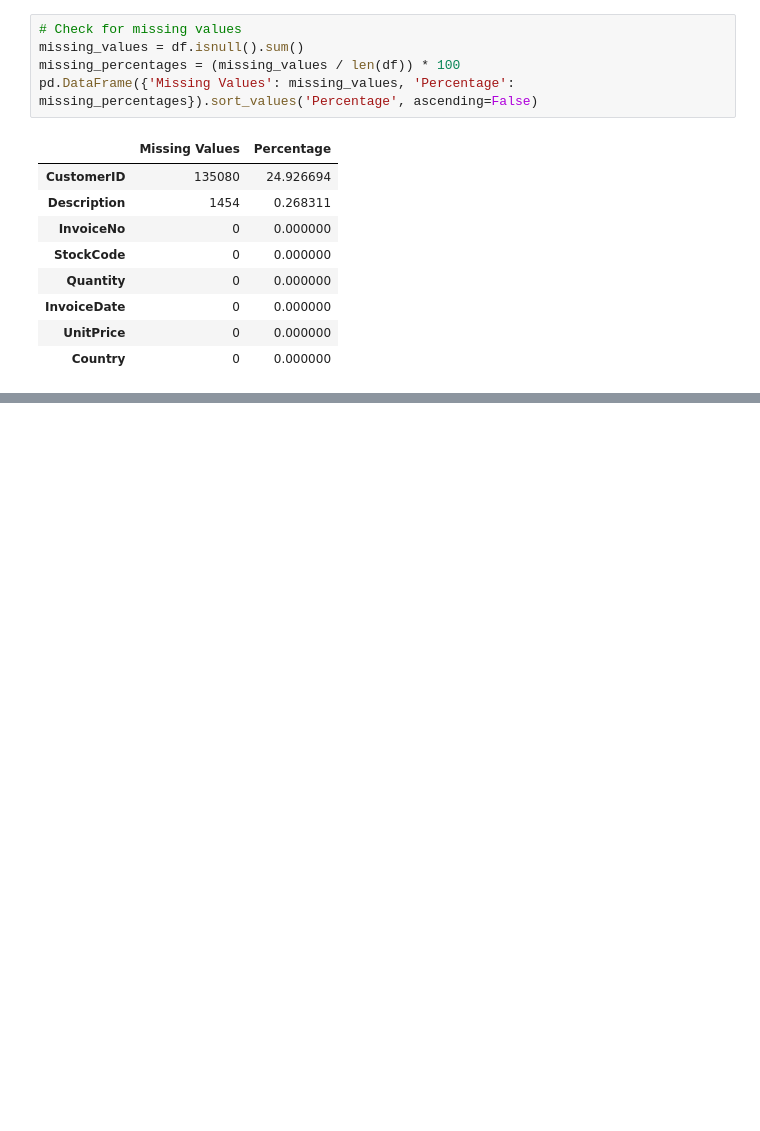
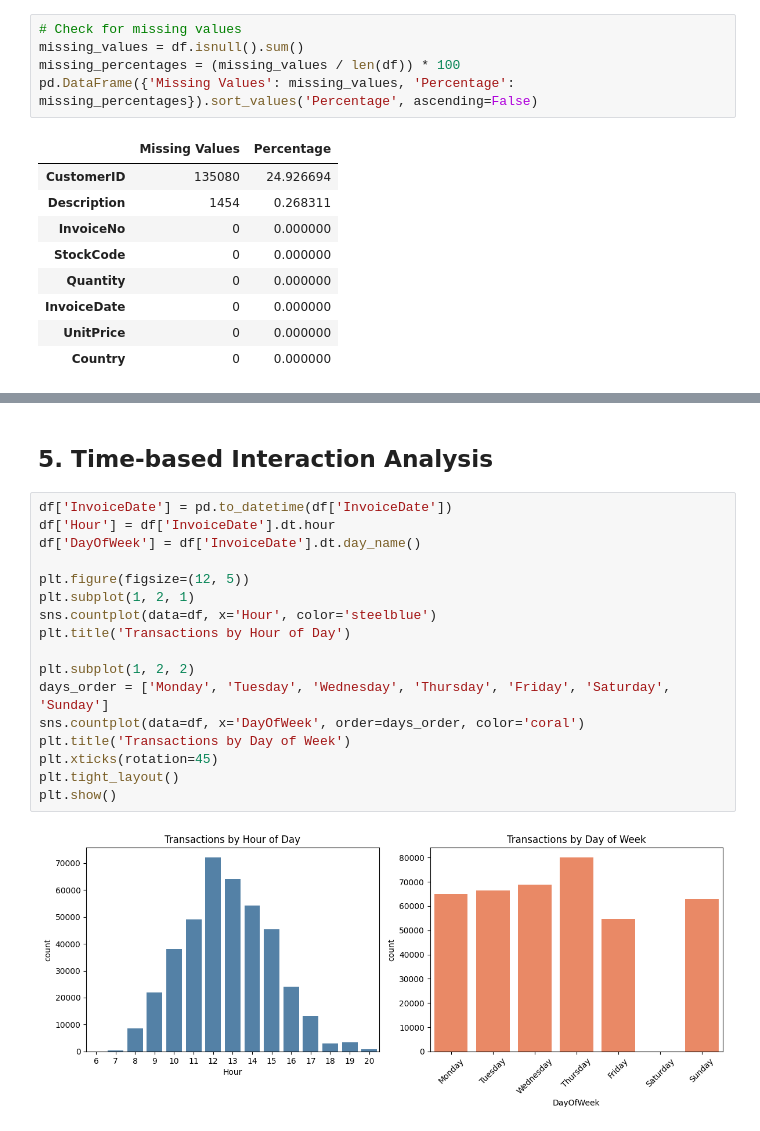
Before and after one commit to priyankkkaaaaa/Customer-Lifetime-Value, a Jupyter notebook: notebooks/eda.ipynb, the cells around one changed output, grey strips where cells are left out. Saved outputs shown, nothing was run; the diff lists cells and outputs as text; blank space fills up the shorter version.

```diff
--- a/notebooks/eda.ipynb
+++ b/notebooks/eda.ipynb
@@ -67 +80,22 @@ pd.DataFrame({'Missing Values': missing_values, 'Percentage': missing_percentage
+# %% [markdown]
+## 5. Time-based Interaction Analysis
+# %%
+df['InvoiceDate'] = pd.to_datetime(df['InvoiceDate'])
+df['Hour'] = df['InvoiceDate'].dt.hour
+df['DayOfWeek'] = df['InvoiceDate'].dt.day_name()
+
+plt.figure(figsize=(12, 5))
+plt.subplot(1, 2, 1)
+sns.countplot(data=df, x='Hour', color='steelblue')
+plt.title('Transactions by Hour of Day')
+
+plt.subplot(1, 2, 2)
+days_order = ['Monday', 'Tuesday', 'Wednesday', 'Thursday', 'Friday', 'Saturday', 'Sunday']
+sns.countplot(data=df, x='DayOfWeek', order=days_order, color='coral')
+plt.title('Transactions by Day of Week')
+plt.xticks(rotation=45)
+plt.tight_layout()
+plt.show()
+# %% [output]
+[figure, added]
 # %% [markdown]
```
Also changed, not shown: parts of 7 cells of this notebook, 4 other files.
